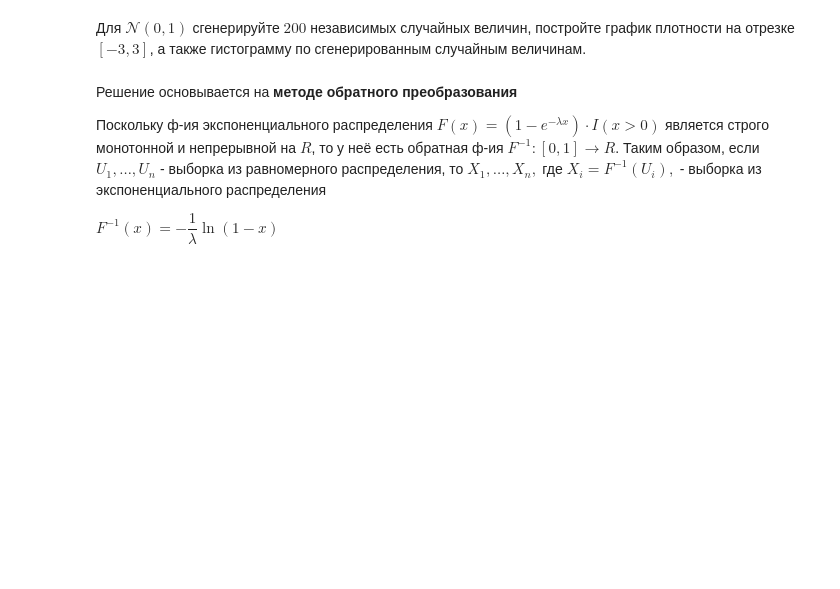
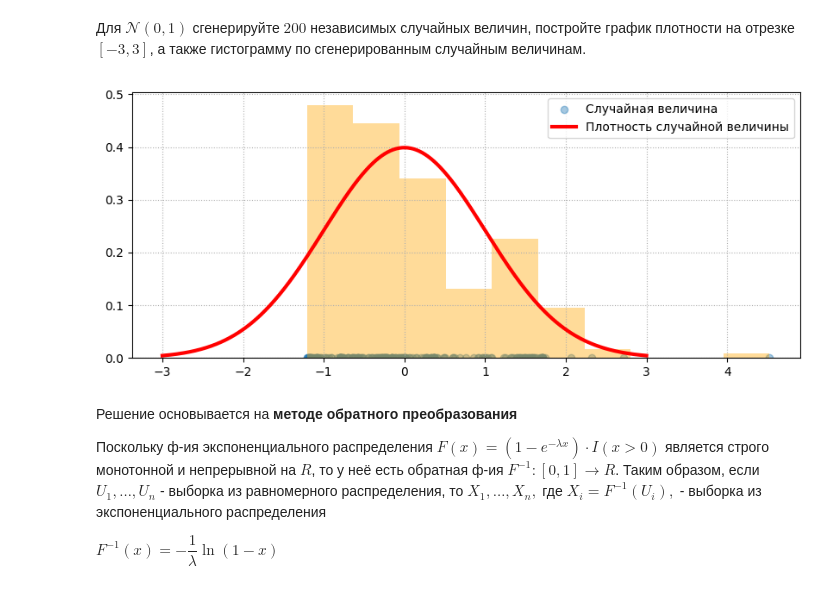
Before and after one commit to yokithai17/python-labs, a Jupyter notebook: lab_work.ipynb, the cells around one changed output. Saved outputs shown, nothing was run; the diff lists cells and outputs as text; code cells hidden in the pictures; blank space fills up the shorter version.

Commit message:
maked normal

```diff
--- a/lab_work.ipynb
+++ b/lab_work.ipynb
@@ -56,3 +53,16 @@ def uniform(size=1, precision=30):
+# %%
+def uniform(size=1, precision=30):
+    shape = size if isinstance(size, tuple) else (size,)
+    amount_numbers = np.prod(shape)
+
+    bits = np.random.randint(0, 2, amount_numbers * precision)
+
+    binary_array = bits.reshape((amount_numbers, precision))
+
+    power_of_two = np.power((1 / 2), np.arange(1, precision + 1))
+    numbers = np.dot(binary_array, power_of_two)
+
+    return np.reshape(numbers, shape)
 # %% [markdown]
 Для $U[0, 1]$ сгенерируйте $200$ независимых случайных величин, постройте график плотности на отрезке $[-0.25, 1.25]$, а также гистограмму по сгенерированным случайным величинам.
 # %%
@@ -118,8 +132,3 @@ plt.show()
 **Часть 2.** Напишите функцию генерации случайных величин в количестве `size` штук из распределения $\mathcal{N}(loc, scale^2)$ с помощью преобразования Бокса-Мюллера, которое заключается в следующем. Пусть $\xi$ и $\eta$ — независимые случайные величины, равномерно распределенные на $(0, 1]$. Тогда случайные величины $X = cos(2\pi\xi)\sqrt{-2\ln\eta}, Y = sin(2\pi\xi)\sqrt{-2\ln\eta}$ являются независимыми нормальными $\mathcal{N}(0, 1)$.
 
 Реализация должна быть без циклов. В качестве параметра `size` может быть как число, так и объект `tuple` любой размерности. Желательно использовать как можно меньше бросков монеты. Можно использовать реализованную ранее функцию `uniform`.
-# %%
-def normal(size=1, loc=0, scale=1, precision=30):
-    <...>
-
-normal(size=20)
@@ -130,3 +174,42 @@ normal(size=20)
+# %%
+size = 200
+grid = np.linspace(-3, 3, 500)
+sample = normal(size, precision = 50)
+
+# Отрисовка графика
+plt.figure(figsize = (10, 4))
+
+# отображаем значения случайных величин полупрозрачными точками
+plt.scatter(
+    sample,
+    np.zeros(size),
+    alpha = 0.4,
+    label = "Случайная величина"
+)
+
+# по точкам строим нормированную полупрозрачную гистограмму
+plt.hist(
+    sample,
+    bins = 10,
+    density = True,
+    alpha = 0.4,
+    color = "orange"
+)
+
+# рисуем график плотности
+plt.plot(
+    grid,
+    sps.norm.pdf(grid),
+    color = 'red',
+    linewidth = 3,
+    label = "Плотность случайной величины"
+)
+
+plt.legend()
+plt.grid(ls=':')
+plt.show()
+# %% [output]
+[figure, added]
 # %% [markdown]
 Решение основывается на **методе обратного преобразования**
 
```
Also changed, not shown: parts of 52 cells of this notebook, 16 other files.
